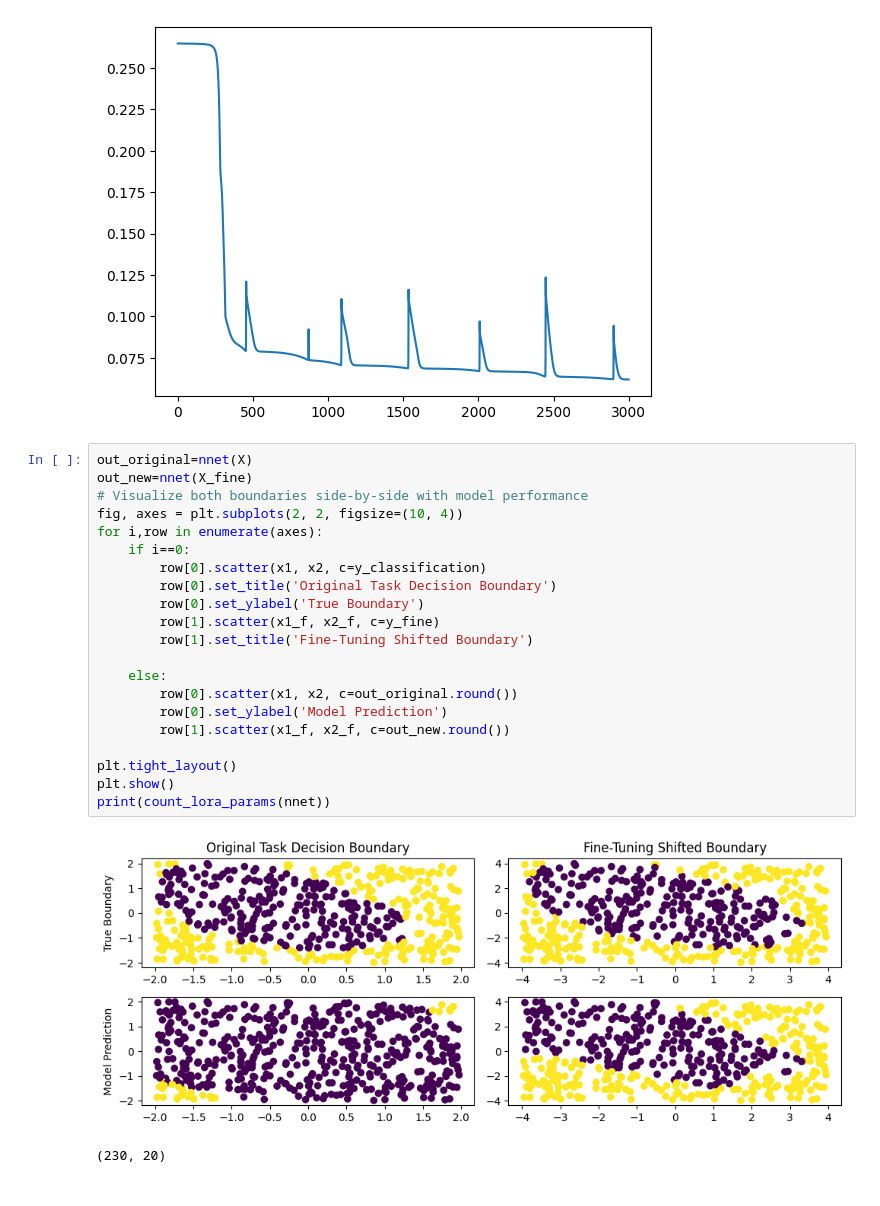
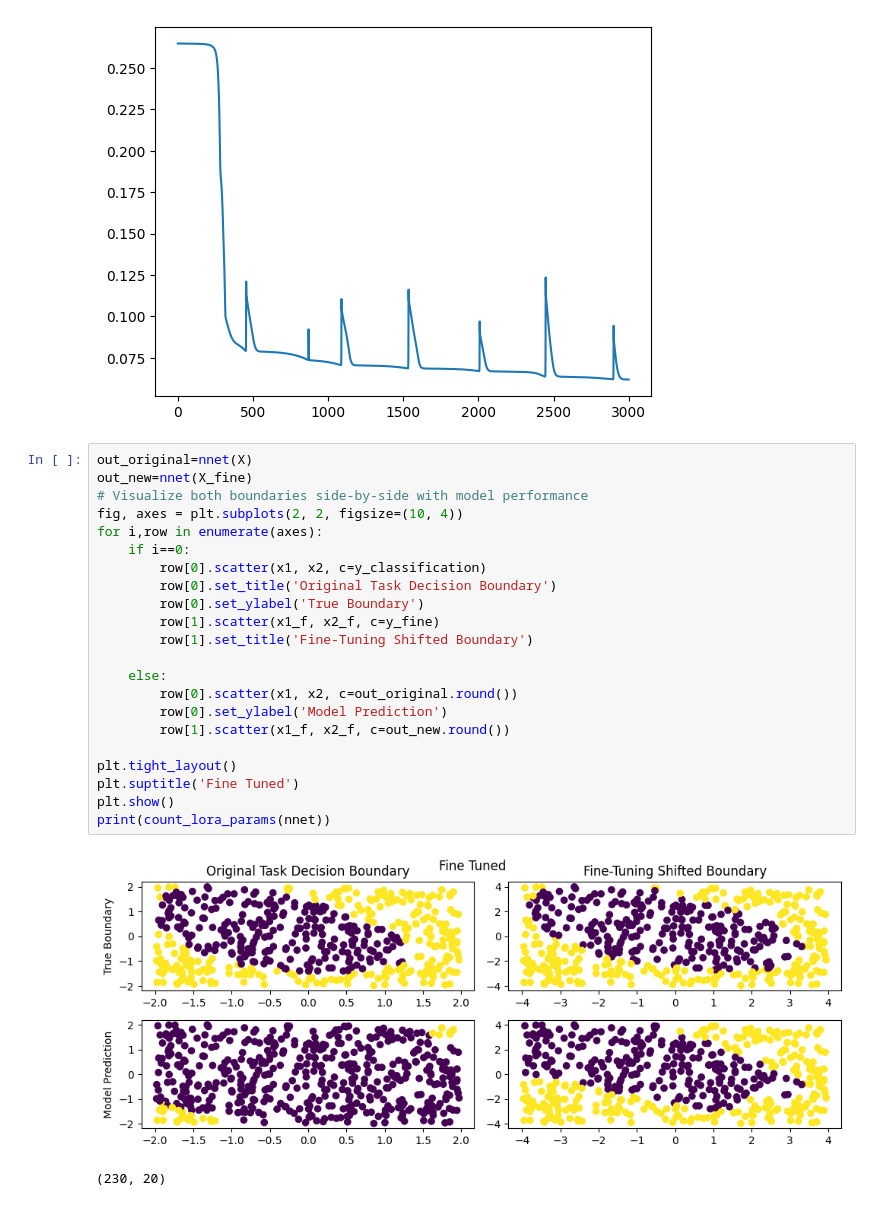
Before and after one commit to brouser2001/mae-5733, a Jupyter notebook: final/final_w_solns.ipynb, the cells around one changed output. Drawn from its saved outputs; the diff is of its cells as text.

```diff
--- a/final/final_w_solns.ipynb
+++ b/final/final_w_solns.ipynb
@@ -665,24 +662,25 @@ plt.show()
 # %%
 out_original=nnet(X)
 out_new=nnet(X_fine)
 # Visualize both boundaries side-by-side with model performance
 fig, axes = plt.subplots(2, 2, figsize=(10, 4))
 for i,row in enumerate(axes):
     if i==0:
         row[0].scatter(x1, x2, c=y_classification)
         row[0].set_title('Original Task Decision Boundary')
         row[0].set_ylabel('True Boundary')
         row[1].scatter(x1_f, x2_f, c=y_fine)
         row[1].set_title('Fine-Tuning Shifted Boundary')
 
     else:
         row[0].scatter(x1, x2, c=out_original.round())
         row[0].set_ylabel('Model Prediction')
         row[1].scatter(x1_f, x2_f, c=out_new.round())
 
 plt.tight_layout()
+plt.suptitle('Fine Tuned')
 plt.show()
 print(count_lora_params(nnet))
 # %% [output]
-[figure, old version]
+[figure, new version]
 (230, 20)
```
Also changed, not shown: parts of 21 cells of this notebook, 3 other files.
